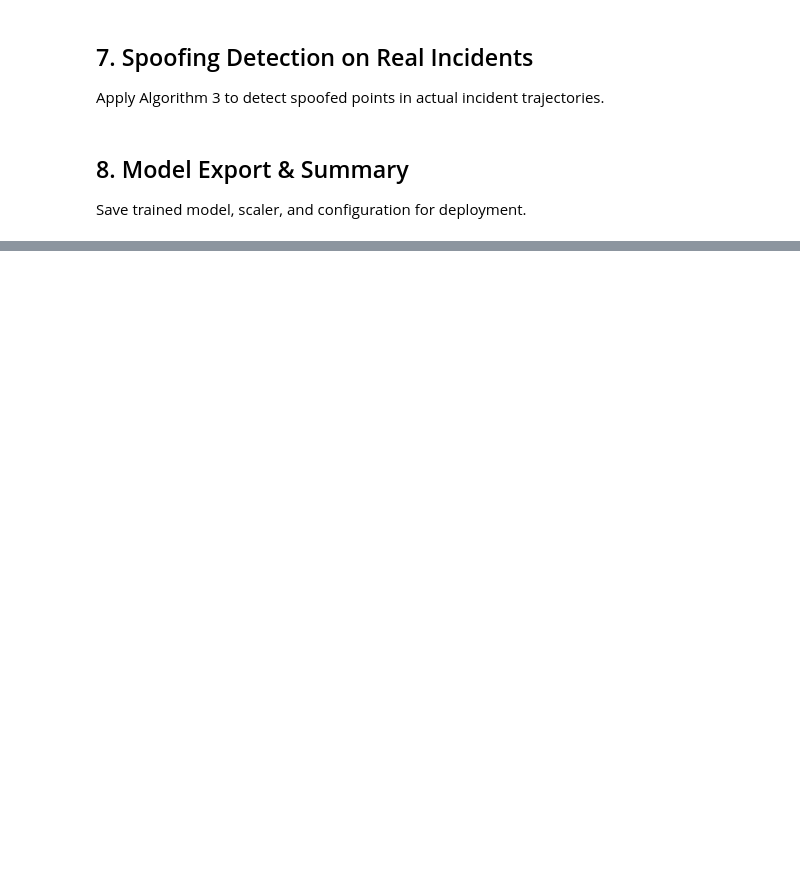
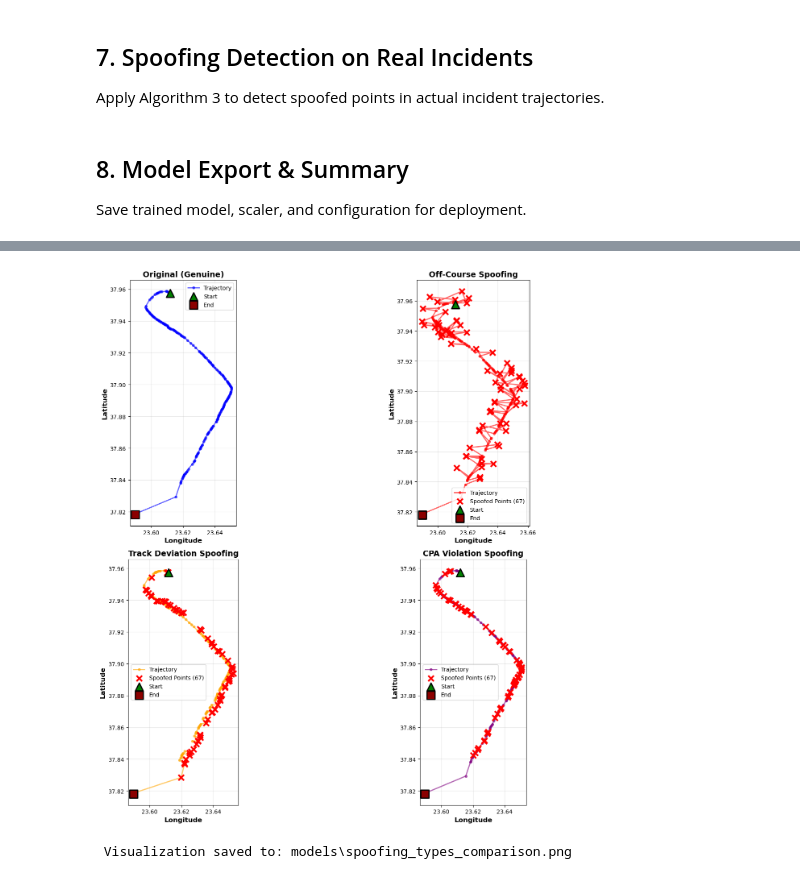
Before and after one commit to mohammed1916/marine-anomaly, a Jupyter notebook: piraeus_analysis/train.ipynb, the cells around one changed output, grey strips where cells are left out. Saved outputs shown, nothing was run; the diff lists cells and outputs as text; code cells hidden in the pictures; blank space fills up the shorter version.

```diff
--- a/piraeus_analysis/train.ipynb
+++ b/piraeus_analysis/train.ipynb
@@ -1530,0 +1823,51 @@ Save trained model, scaler, and configuration for deployment.
+# %%
+# Visualize all 4 trajectories: Original + 3 Spoofed Types
+fig, axes = plt.subplots(2, 2, figsize=(18, 14))
+axes = axes.flatten()
+
+trajectories = [
+    (original_traj, 'Original (Genuine)', 'blue', None),
+    (traj_off_course, 'Off-Course Spoofing', 'red', spoof_indices),
+    (traj_track_dev, 'Track Deviation Spoofing', 'orange', drift_indices),
+    (traj_cpa, 'CPA Violation Spoofing', 'purple', cpa_indices)
+]
+
+for idx, (traj, title, color, spoofed_idx) in enumerate(trajectories):
+    ax = axes[idx]
+
+    # Plot trajectory
+    ax.plot(traj['lon'], traj['lat'], 'o-', color=color, alpha=0.6,
+            linewidth=2, markersize=4, label='Trajectory')
+
+    # Highlight spoofed points if applicable
+    if spoofed_idx is not None and len(spoofed_idx) > 0:
+        spoofed_points = traj.loc[spoofed_idx]
+        ax.scatter(spoofed_points['lon'], spoofed_points['lat'],
+                  c='red', s=100, marker='x', linewidths=3,
+                  label=f'Spoofed Points ({len(spoofed_idx)})', zorder=5)
+
+    # Mark start and end
+    ax.scatter(traj['lon'].iloc[0], traj['lat'].iloc[0],
+              c='green', s=200, marker='^', edgecolors='black',
+              linewidths=2, label='Start', zorder=6)
+    ax.scatter(traj['lon'].iloc[-1], traj['lat'].iloc[-1],
+              c='darkred', s=200, marker='s', edgecolors='black',
+              linewidths=2, label='End', zorder=6)
+
+    ax.set_xlabel('Longitude', fontsize=12, fontweight='bold')
+    ax.set_ylabel('Latitude', fontsize=12, fontweight='bold')
+    ax.set_title(title, fontsize=14, fontweight='bold')
+    ax.legend(loc='best', fontsize=10)
+    ax.grid(True, alpha=0.3)
+
+    # Set equal aspect ratio for proper geographic representation
+    ax.set_aspect('equal', adjustable='box')
+
+plt.tight_layout()
+plt.savefig(output_root / 'spoofing_types_comparison.png', dpi=150, bbox_inches='tight')
+plt.show()
+
+print(f"\n Visualization saved to: {output_root / 'spoofing_types_comparison.png'}")
+# %% [output]
+[figure, added]
+ Visualization saved to: models\spoofing_types_comparison.png
```
Also changed, not shown: parts of 23 cells of this notebook.
